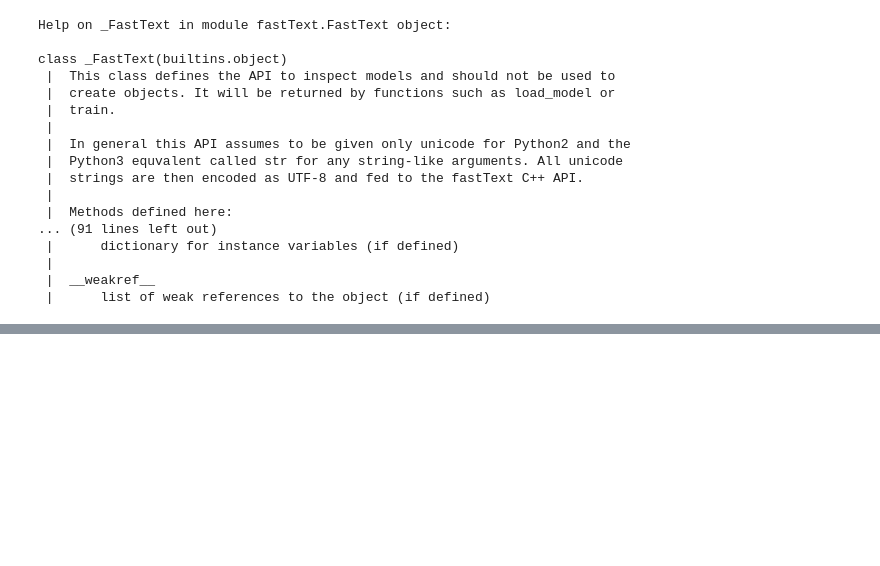
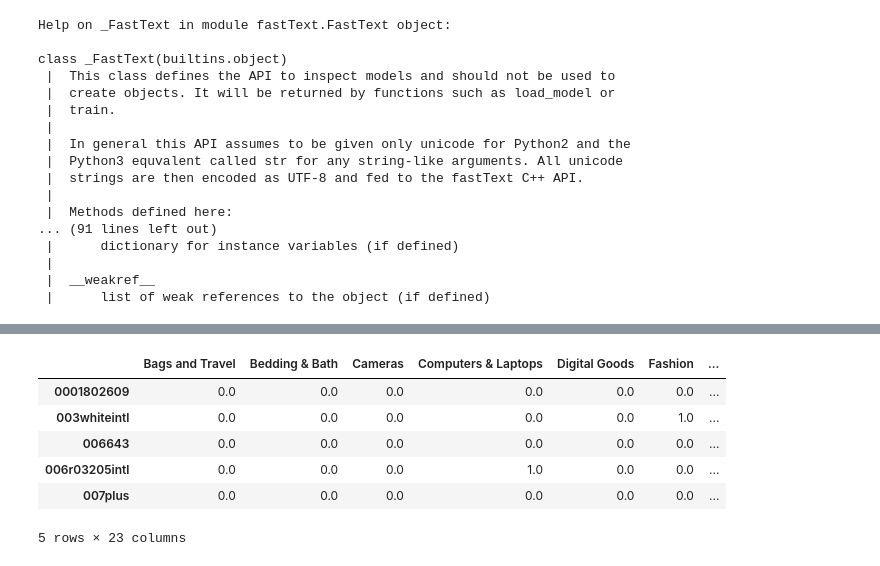
Before and after one commit to dzendmitry/category_prediction, a Jupyter notebook: fasttext.ipynb, the cells around one changed output, grey strips where cells are left out. Drawn from its saved outputs; the diff is of its cells as text; code cells hidden in the pictures; blank space fills up the shorter version.

```diff
--- a/fasttext.ipynb
+++ b/fasttext.ipynb
@@ -213,4 +298,7 @@ outFileTrain = '/Users/dmitriy.zenin/dev/lab/data_train.csv'
 # %%
+inFileTrain  = '/Users/dmitriy.zenin/dev/lab/10000.csv'
+outFileTrain = '/Users/dmitriy.zenin/dev/lab/10000_train.csv'
+
 with open(outFileTrain, "w", newline='') as wfile:
     with open(inFileTrain, newline='') as rfile:
         rdr = csv.reader(rfile, delimiter=',', quotechar='"')
@@ -227,6 +315,6 @@ with open(outFileTrain, "w", newline='') as wfile:
             description = re.sub(extra_spaces_pattern, " ", description)
             description = description.lower()
             wfile.write(title + " " + description)
-            if i % 1000 == 0:
+            if i % 100000 == 0:
                 print("done: ", i)
             i += 1
@@ -250,0 +393,14 @@ do
+# %%
+import pandas as pd
+wordStatistics = pd.DataFrame(wsDict).transpose()
+wordStatistics = wordStatistics.fillna(0)
+ws = wordStatistics
+wordStatistics.head()
+# %% [output]
+|  | Bags and Travel | Bedding & Bath | Cameras | Computers & Laptops | Digital Goods | Fashion | ... |
+| 0001802609 | 0.0 | 0.0 | 0.0 | 0.0 | 0.0 | 0.0 | ... |
+| 003whiteintl | 0.0 | 0.0 | 0.0 | 0.0 | 0.0 | 1.0 | ... |
+| 006643 | 0.0 | 0.0 | 0.0 | 0.0 | 0.0 | 0.0 | ... |
+| 006r03205intl | 0.0 | 0.0 | 0.0 | 1.0 | 0.0 | 0.0 | ... |
+| 007plus | 0.0 | 0.0 | 0.0 | 0.0 | 0.0 | 0.0 | ... |
+5 rows × 23 columns
```
Also changed, not shown: parts of 39 cells of this notebook.
